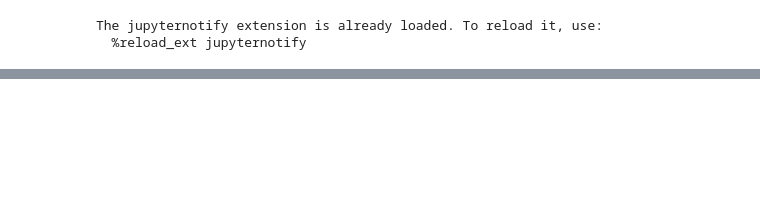
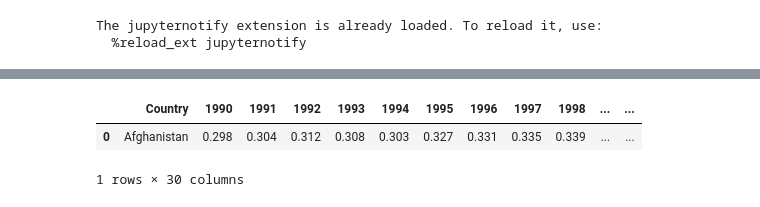
Before and after one commit to D1nay/prohack2020, a Jupyter notebook: Mapping countries to galaxies.ipynb, the cells around one changed output, grey strips where cells are left out. Drawn from its saved outputs; the diff is of its cells as text; code cells hidden in the pictures; blank space fills up the shorter version.

```diff
--- a/Mapping countries to galaxies.ipynb
+++ b/Mapping countries to galaxies.ipynb
@@ -239,0 +187,6 @@ undp_data = pd.DataFrame()
+# %%
+d[d['Country'] == 'Afghanistan']
+# %% [output]
+|  | Country | 1990 | 1991 | 1992 | 1993 | 1994 | 1995 | 1996 | 1997 | 1998 | ... | ... |
+| 0 | Afghanistan | 0.298 | 0.304 | 0.312 | 0.308 | 0.303 | 0.327 | 0.331 | 0.335 | 0.339 | ... | ... |
+1 rows × 30 columns
```
Also changed, not shown: parts of 32 cells of this notebook, 2 other files.
